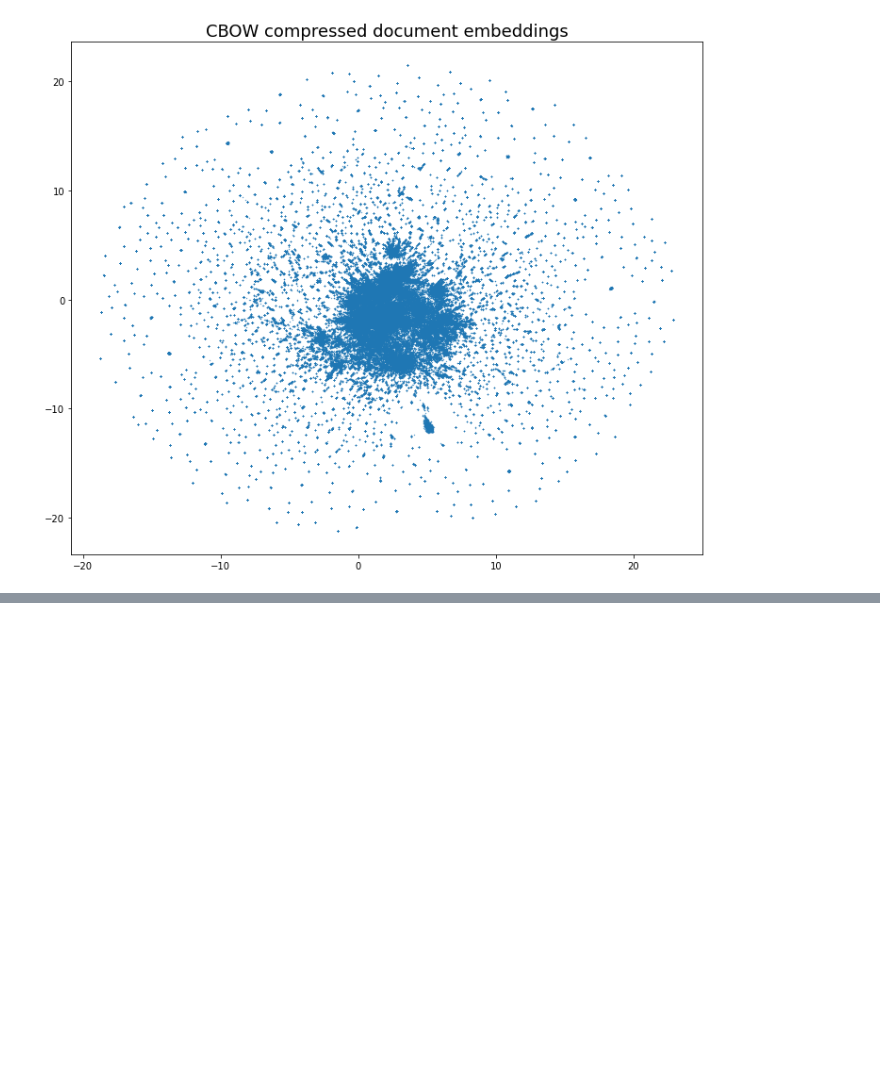
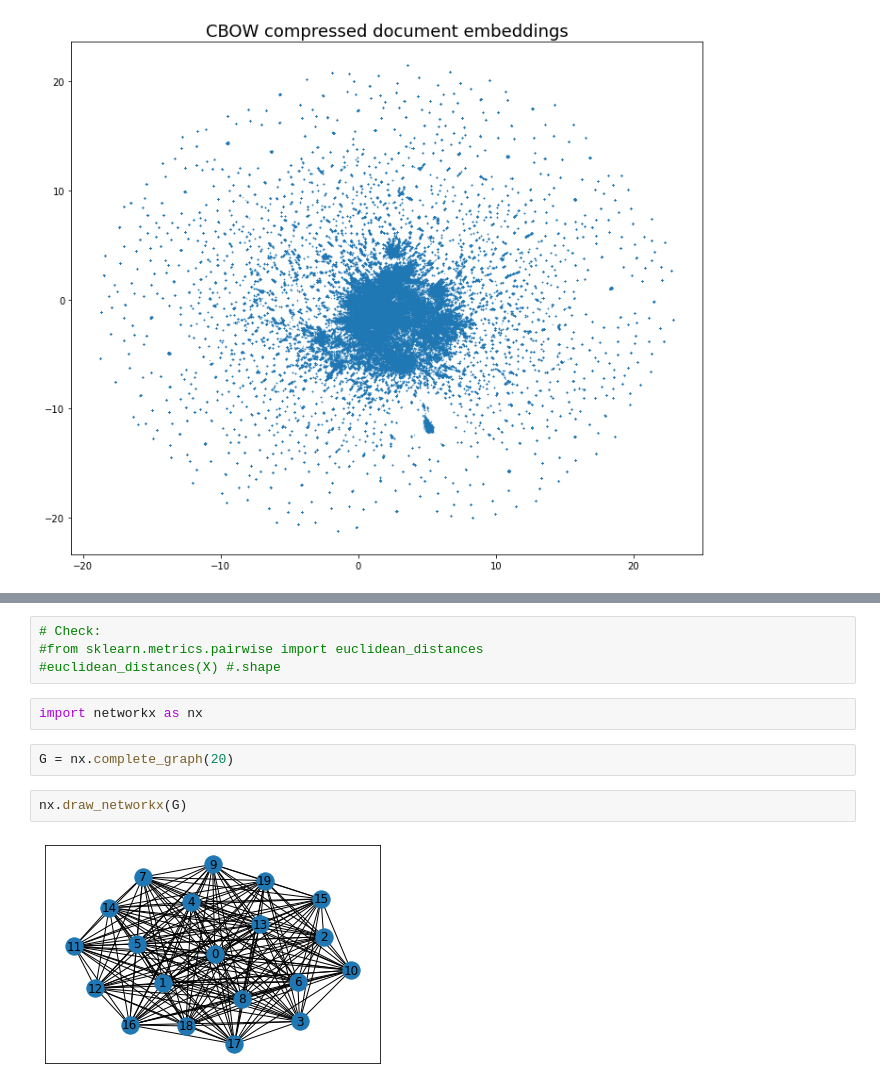
Before and after one commit to AVoss84/streamlit, a Jupyter notebook: notebooks/word2vec.ipynb, the cells around one changed output, grey strips where cells are left out. Saved outputs shown, nothing was run; the diff lists cells and outputs as text; blank space fills up the shorter version.

```diff
--- a/notebooks/fasttext.ipynb
+++ b/notebooks/word2vec.ipynb
@@ -220,0 +308,12 @@ plt.show()
+# %%
+# Check:
+#from sklearn.metrics.pairwise import euclidean_distances
+#euclidean_distances(X) #.shape
+# %%
+import networkx as nx
+# %%
+G = nx.complete_graph(20)
+# %%
+nx.draw_networkx(G)
+# %% [output]
+[figure, added]
```
Also changed, not shown: parts of 40 cells of this notebook, 2 other files.
